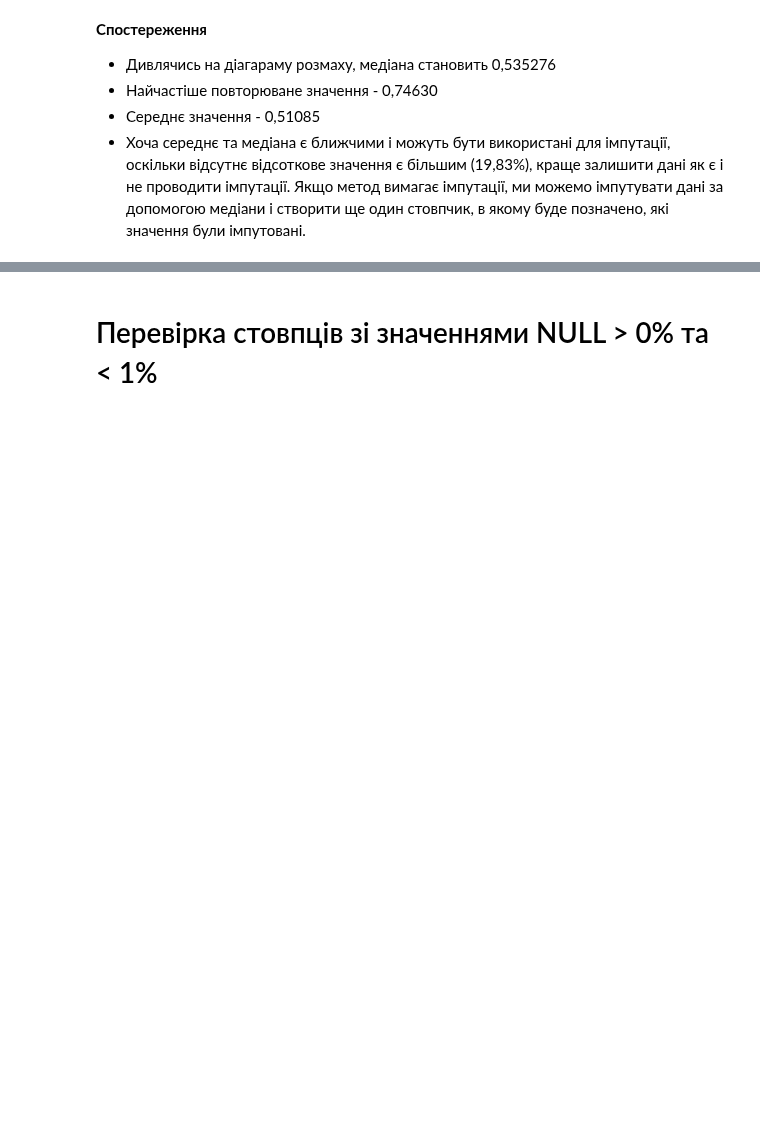
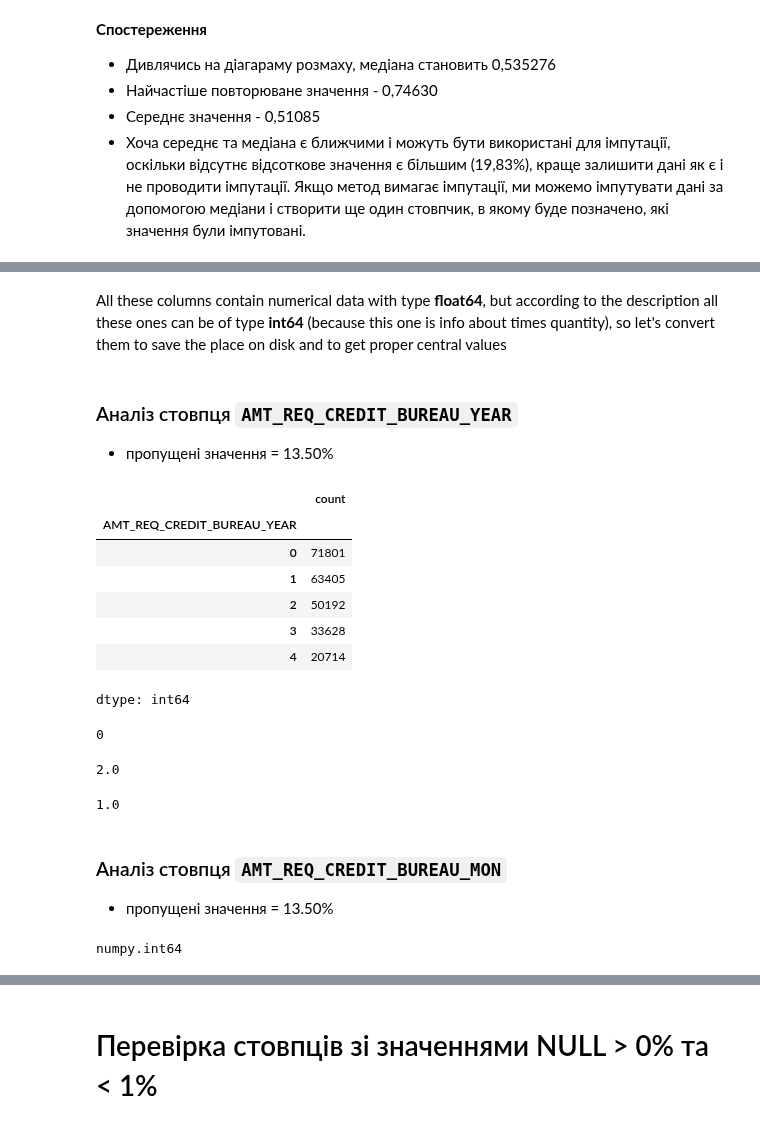
Before and after one commit to o-semenkova/ml_home_tasks, a Jupyter notebook: Credit EDA.ipynb, the cells around one changed output, grey strips where cells are left out. Drawn from its saved outputs; the diff is of its cells as text; code cells hidden in the pictures; blank space fills up the shorter version.

```diff
--- a/Credit EDA.ipynb
+++ b/Credit EDA.ipynb
@@ -495,4 +538,16 @@ Name: count, dtype: int64
 # %% [markdown]
 Заміна NULL-значень на категорією `Unknown`
-# %%
-df['OCCUPATION_TYPE'].fillna(value = 'Unknown', inplace = True)
+# %%
+# df['OCCUPATION_TYPE'].fillna(value = 'Unknown', inplace = True)
+
+# Code improving because of the next FutureWarning:
+
+# FutureWarning: A value is trying to be set on a copy of a DataFrame or Series through chained assignment using an inplace method.
+#The behavior will change in pandas 3.0. This inplace method will never work because the intermediate object on which we are setting values always behaves as a copy.
+
+# 1 var.
+df.fillna({'OCCUPATION_TYPE': 'Unknown'}, inplace = True)
+
+# 2 var.
+
+#df['OCCUPATION_TYPE'] = df['OCCUPATION_TYPE'].fillna('Unknown')
@@ -558,0 +629,50 @@ df.EXT_SOURCE_3.mean()
+# %% [markdown]
+All these columns contain numerical data with type **float64**, but according to the description all these ones can be of type **int64** (because this one is info about times quantity), so let's convert them to save the place on disk and to get proper central values
+# %%
+columns_to_process = ['AMT_REQ_CREDIT_BUREAU_YEAR', 'AMT_REQ_CREDIT_BUREAU_QRT', 'AMT_REQ_CREDIT_BUREAU_MON',
+                      'AMT_REQ_CREDIT_BUREAU_WEEK', 'AMT_REQ_CREDIT_BUREAU_DAY', 'AMT_REQ_CREDIT_BUREAU_HOUR']
+
+for col in columns_to_process:
+  df = df[df[col].notnull()]
+  df[col] = df[col].astype(int)
+# %% [markdown]
+### Аналіз стовпця `AMT_REQ_CREDIT_BUREAU_YEAR`
+
+- пропущені значення = 13.50%
+# %%
+df.AMT_REQ_CREDIT_BUREAU_YEAR.value_counts().head()
+# %% [output]
+|  | count |
+| AMT_REQ_CREDIT_BUREAU_YEAR |  |
+| 0 | 71801 |
+| 1 | 63405 |
+| 2 | 50192 |
+| 3 | 33628 |
+| 4 | 20714 |
+dtype: int64
+# %%
+# Mode
+
+df.AMT_REQ_CREDIT_BUREAU_YEAR.mode()[0]
+# %% [output]
+0
+# %%
+# Mean
+
+df.AMT_REQ_CREDIT_BUREAU_YEAR.mean().round(0)
+# %% [output]
+2.0
+# %%
+# Median
+
+df.AMT_REQ_CREDIT_BUREAU_YEAR.median()
+# %% [output]
+1.0
+# %% [markdown]
+### Аналіз стовпця `AMT_REQ_CREDIT_BUREAU_MON`
+
+- пропущені значення = 13.50%
+# %%
+type(df.AMT_REQ_CREDIT_BUREAU_MON[0])
+# %% [output]
+numpy.int64
```
Also changed, not shown: parts of 32 cells of this notebook.
